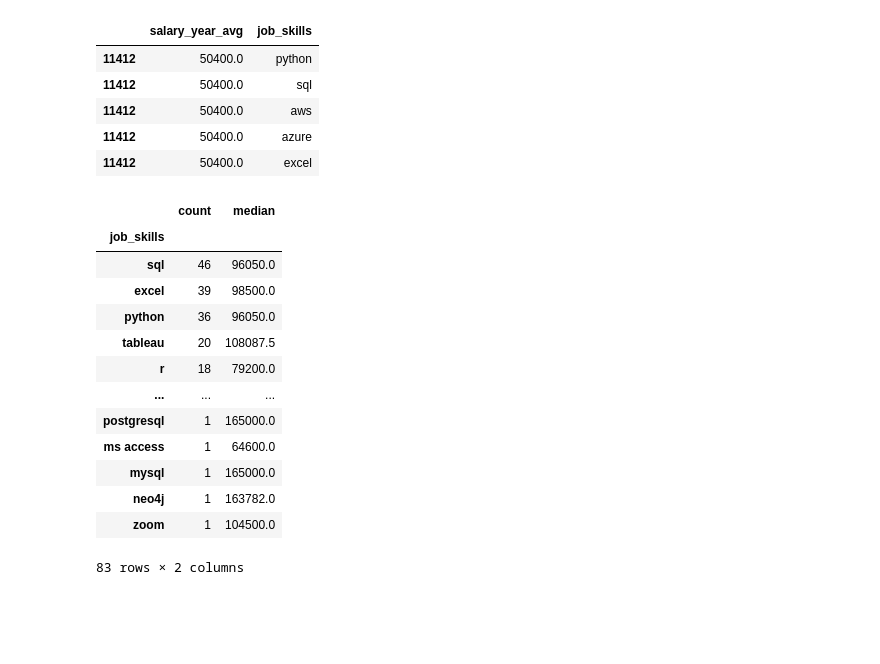
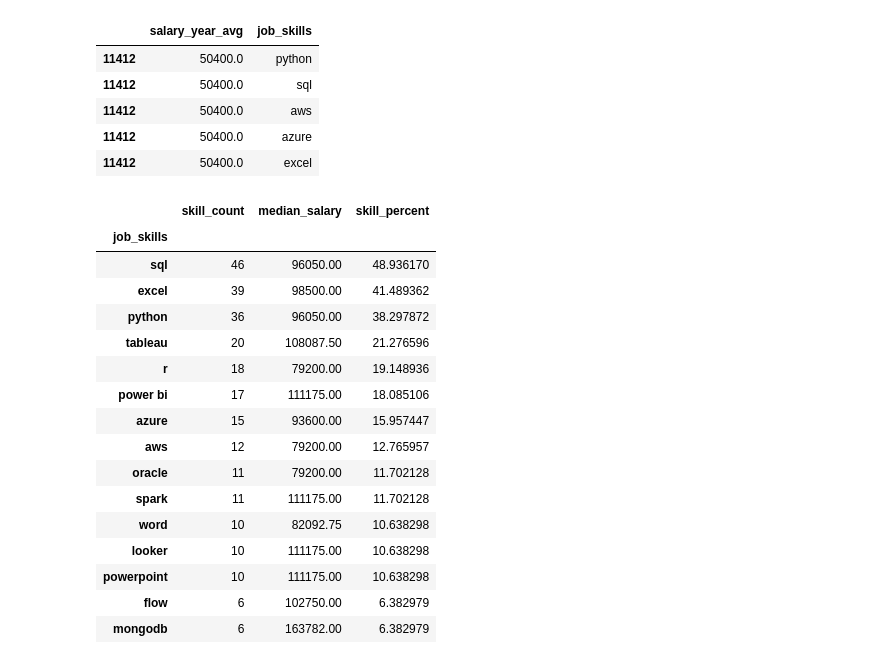
Before and after one commit to avni934/Python_Data_Project, a Jupyter notebook: 3_Project/5_Optimal_Skills.ipynb, the cells around one changed output. Saved outputs shown, nothing was run; the diff lists cells and outputs as text; code cells hidden in the pictures; blank space fills up the shorter version.

```diff
--- a/3_Project/5_Optimal_Skills.ipynb
+++ b/3_Project/5_Optimal_Skills.ipynb
@@ -24,19 +26,28 @@ df_explode[['salary_year_avg','job_skills']].head(5)
 | 11412 | 50400.0 | azure |
 | 11412 | 50400.0 | excel |
 # %%
-df_explode.groupby('job_skills')['salary_year_avg'].agg(['count','median']).sort_values(by='count', ascending=False)
+df_skills=df_explode.groupby('job_skills')['salary_year_avg'].agg(['count','median']).sort_values(by='count', ascending=False)
+df_skills=df_skills.rename(columns={'count': 'skill_count', 'median': 'median_salary'})
+df_job_count=len(df_in)
+df_skills['skill_percent'] = 100 * (df_skills['skill_count']/df_job_count)
+
+df_skills_high=df_skills[df_skills['skill_percent']>6]
+df_skills_high
 # %% [output]
-|  | count | median |
-| job_skills |  |  |
-| sql | 46 | 96050.0 |
-| excel | 39 | 98500.0 |
-| python | 36 | 96050.0 |
-| tableau | 20 | 108087.5 |
-| r | 18 | 79200.0 |
-| ... | ... | ... |
-| postgresql | 1 | 165000.0 |
-| ms access | 1 | 64600.0 |
-| mysql | 1 | 165000.0 |
-| neo4j | 1 | 163782.0 |
-| zoom | 1 | 104500.0 |
+|  | skill_count | median_salary | skill_percent |
+| job_skills |  |  |  |
+| sql | 46 | 96050.00 | 48.936170 |
+| excel | 39 | 98500.00 | 41.489362 |
+| python | 36 | 96050.00 | 38.297872 |
+| tableau | 20 | 108087.50 | 21.276596 |
+| r | 18 | 79200.00 | 19.148936 |
+| power bi | 17 | 111175.00 | 18.085106 |
+| azure | 15 | 93600.00 | 15.957447 |
+| aws | 12 | 79200.00 | 12.765957 |
+| oracle | 11 | 79200.00 | 11.702128 |
+| spark | 11 | 111175.00 | 11.702128 |
+| word | 10 | 82092.75 | 10.638298 |
+| looker | 10 | 111175.00 | 10.638298 |
+| powerpoint | 10 | 111175.00 | 10.638298 |
+| flow | 6 | 102750.00 | 6.382979 |
+| mongodb | 6 | 163782.00 | 6.382979 |
-83 rows × 2 columns
```
Also changed, not shown: parts of 2 cells of this notebook, 4 other files.
